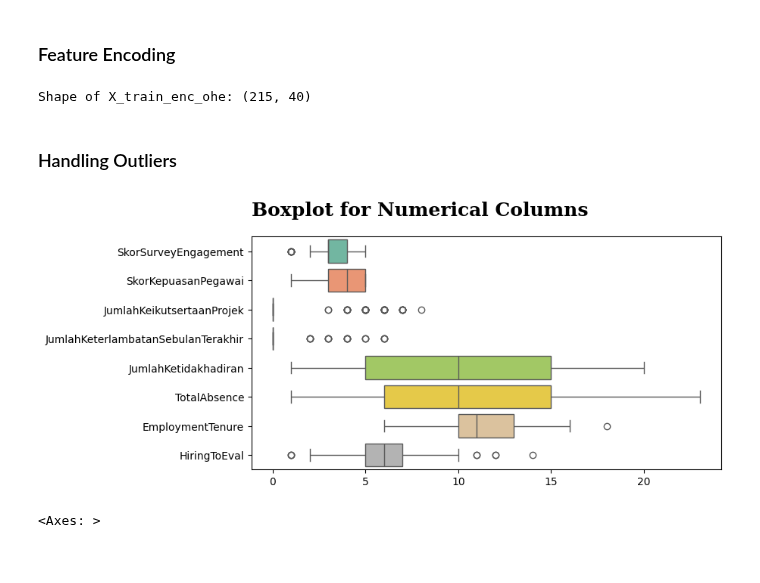
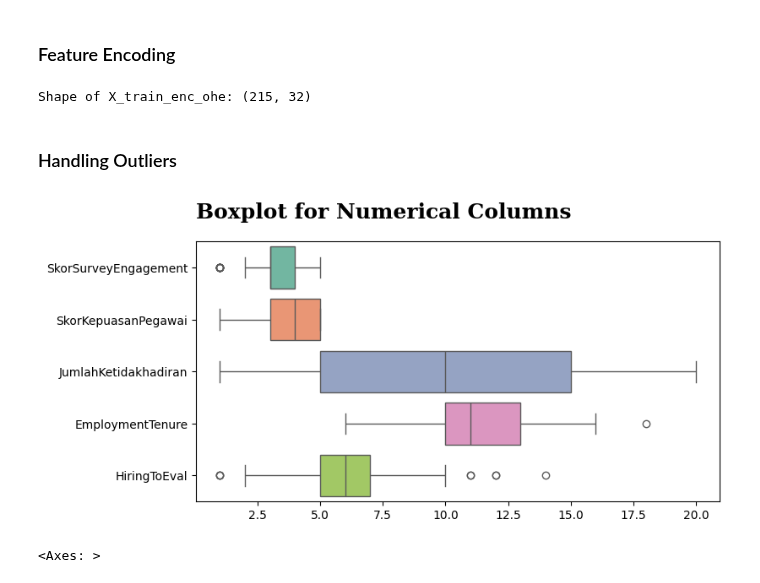
Before and after one commit to azaryasph/Improving-Employee-Retention-By-Predicting-Employee-Attrition-Using-Machine-Learning, a Jupyter notebook: notebook/predict_employee_attrition.ipynb, the cells around one changed output. Drawn from its saved outputs; the diff is of its cells as text; code cells hidden in the pictures.

Commit message:
chore: fix data preprocessing for better ml performance

```diff
--- a/notebook/predict_employee_attrition.ipynb
+++ b/notebook/predict_employee_attrition.ipynb
@@ -948,16 +948,6 @@ map_job = {
 
 data_proc['Pekerjaan'] = data_proc['Pekerjaan'].replace(map_job)
 
-
-# Get the value counts of 'Pekerjaan' column
-job_vc = data_proc['Pekerjaan'].value_counts()
-
-# Identify job positions with less than 10 employees
-to_replace = job_vc[job_vc < 10].index
-
-# Replace job positions with less than 10 employees with 'Others'
-data_proc['Pekerjaan'] = data_proc['Pekerjaan'].replace(to_replace, 'Others')
-
 # Get the value counts of 'HiringPlatform' column
 platform_vc = data_proc['HiringPlatform'].value_counts()
 
@@ -972,21 +962,9 @@ def feat_eng2(data):
     # Other feature engineering
     data['WorkedOnProject'] = data['JumlahKeikutsertaanProjek'].apply(lambda x: 'Yes' if x > 0 else 'No')
 
-    data['TotalAbsence'] = data['JumlahKeterlambatanSebulanTerakhir'] + data['JumlahKetidakhadiran']
+    data['LateLastMonth'] = data['JumlahKeterlambatanSebulanTerakhir'].apply(lambda x: 'Yes' if x > 0 else 'No')
 
     return data
-
-# data_proc = feat_eng2(data_proc)
-
-# col2drop = [
-#     'Username', 'EnterpriseID', 'JenisKelamin', 'NomorHP', 'Email', 'Age',
-#     'PernahBekerja', 'AlasanResign', 'TanggalLahir', 'TanggalHiring','YearEval',
-#     #  'AsalDaerah',
-#     'TanggalPenilaianKaryawan', 'TanggalResign', 'HiringYear', 'ResignYear', 'IkutProgramLOP'
-#     # 'HiringPlatform', 'StatusPernikahan'
-# ]
-
-# data_proc = data_proc.drop(columns=col2drop)
 # %% [markdown]
 ### Train Test Split
 # %%
@@ -1076,7 +1054,8 @@ col2drop = [
     'PernahBekerja', 'AlasanResign', 'TanggalLahir', 'TanggalHiring','YearEval',
     #  'AsalDaerah', 'HiringPlatform'
     'TanggalPenilaianKaryawan', 'TanggalResign', 'HiringYear', 'ResignYear',
-    # 'JumlahKeterlambatanSebulanTerakhir', 'JumlahKetidakhadiran'
+    'JumlahKeikutsertaanProjek', 'JenjangKarir', 'JumlahKeterlambatanSebulanTerakhir',
+    # 'JumlahKetidakhadiran'
 ]
 
 # Drop columns that are not necessary for ml modelling
@@ -1155,11 +1066,12 @@ sns.barplot(x='p_value', y='column', hue='significance', data=anova_results, pal
 # Label Encoding
 # Define ordinal categorical columns to be encoded
 ord_data = [
-    'JenjangKarir',
+    # 'JenjangKarir',
     'PerformancePegawai',
     'TingkatPendidikan',
     'AgeGroup',
-    'WorkedOnProject'
+    'WorkedOnProject',
+    'LateLastMonth'
 ]
 
 def lencode_cat(data, ordinal_data):
@@ -1213,39 +1125,39 @@ X_train_enc_ohe = pd.get_dummies(X_train_enc, columns=nom_data, dtype=int)
 # Display the shape of the encoded data
 print(f'Shape of X_train_enc_ohe: {X_train_enc_ohe.shape}')
 # %% [output]
-Shape of X_train_enc_ohe: (215, 40)
+Shape of X_train_enc_ohe: (215, 32)
 # %% [markdown]
 ### Handling Outliers
 # %%
 # Define columns to plot boxplot
 colsout = [
     'SkorSurveyEngagement',
     'SkorKepuasanPegawai',
-    'JumlahKeikutsertaanProjek',
-    'JumlahKeterlambatanSebulanTerakhir',
+    # 'JumlahKeikutsertaanProjek',
+    # 'JumlahKeterlambatanSebulanTerakhir',
     'JumlahKetidakhadiran',
     # 'EngagementSatisfactionRatio',
-    'TotalAbsence',
+    # 'TotalAbsence',
     'EmploymentTenure',
     'HiringToEval',
     # 'ProjectEngagementScore', 'AbsenceLatenessRatio', 'EngagementSatisfactionRatio'
 ]
 
 # Set the figure size
 plt.figure(figsize=(8, 4))
 
 # Create a boxplot for the columns in colsout
 sns.boxplot(data=X_train_enc_ohe[colsout], orient='h', palette='Set2')
 
 # Update the fontdict
 fdbold['size'] = 18
 
 # Add title for the plot
 plt.title('Boxplot for Numerical Columns', fontdict=fdbold, pad=20, loc='left')
 
 plt.show()
 # %% [output]
-[figure, old version]
+[figure, new version]
 # %%
 # Define columns with outliers
 outlier_cols = [
```
Also changed, not shown: parts of 13 cells of this notebook.
